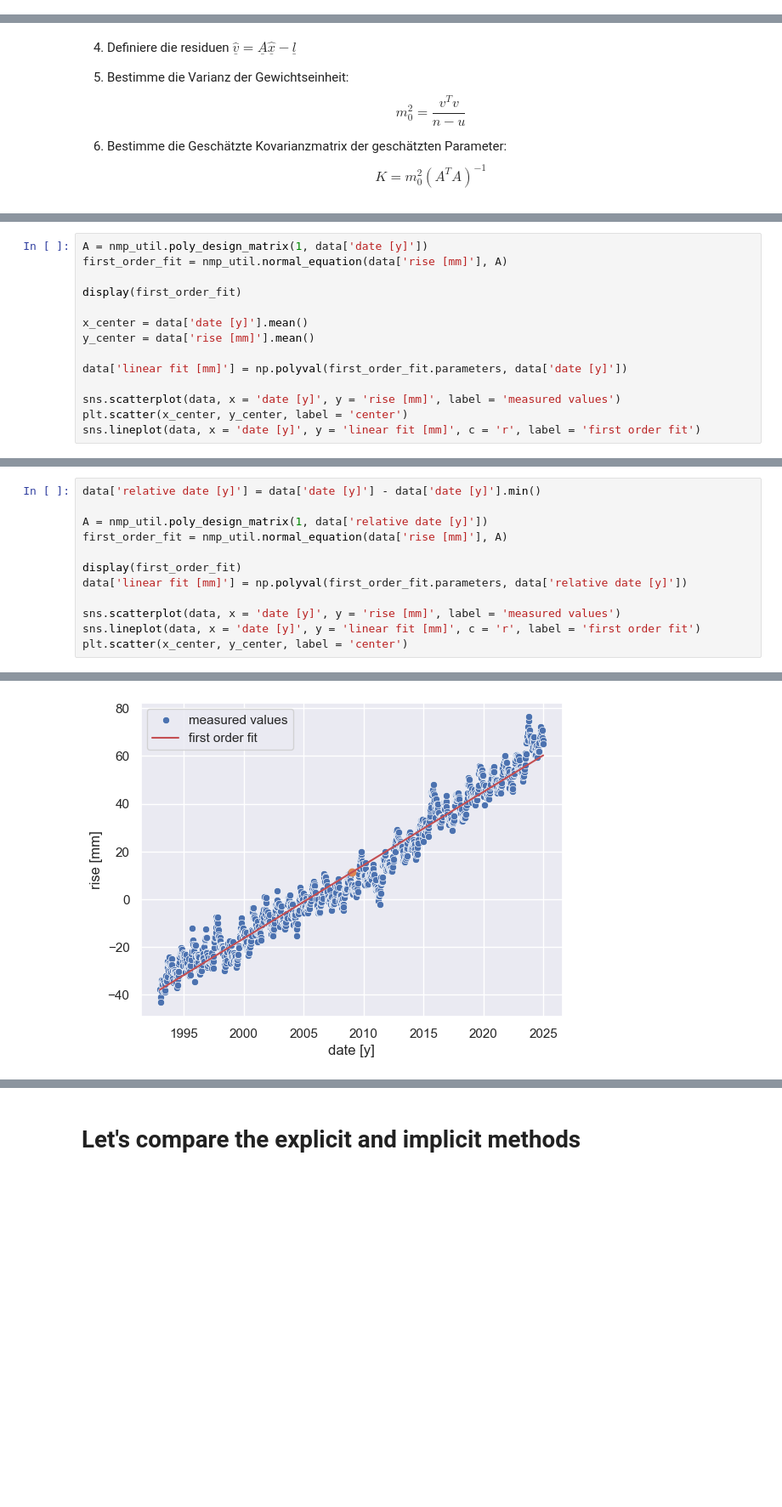
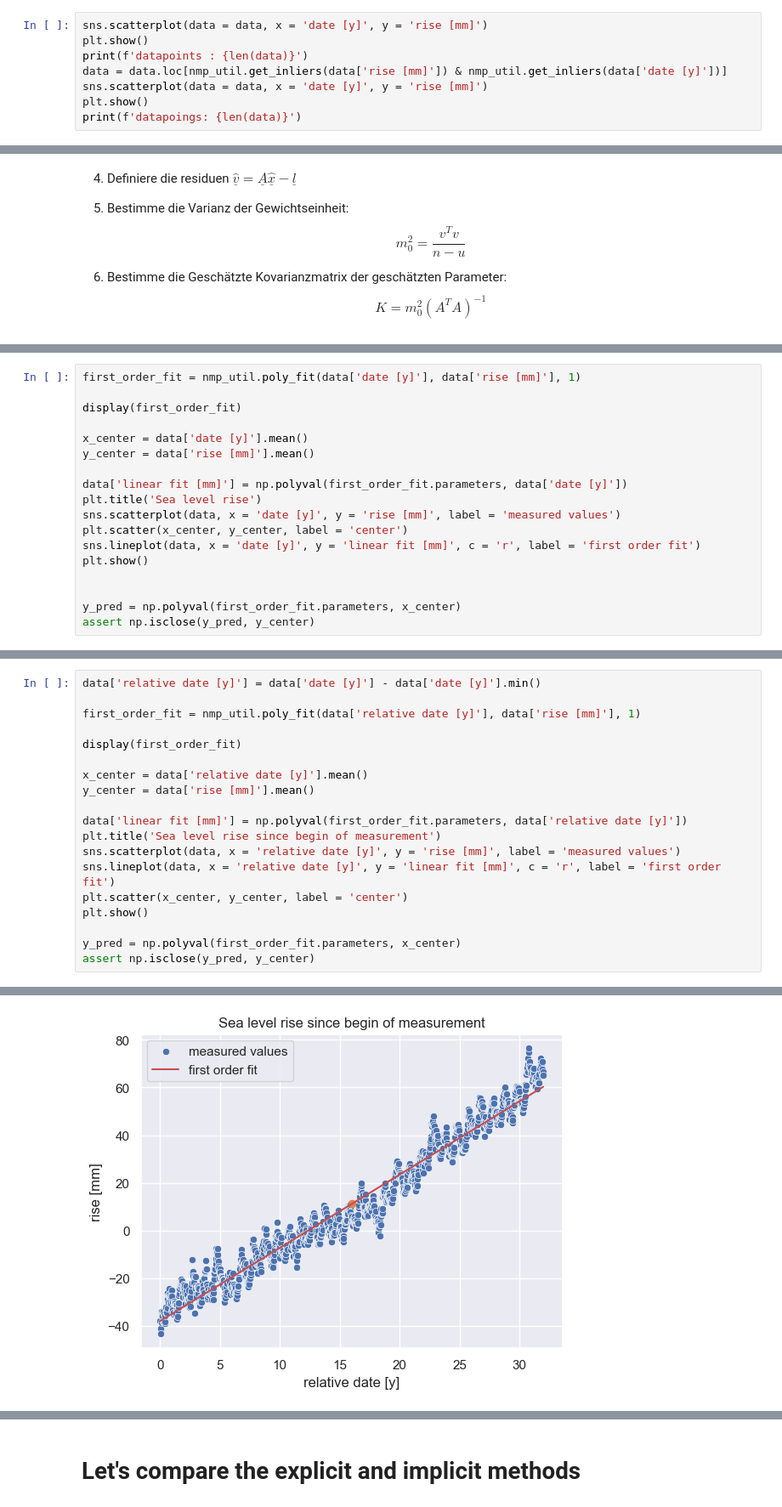
Before and after one commit to SecretGmG/nmp_exercises, a Jupyter notebook: ex_03/Sigrist_Serie_3.ipynb, the cells around one changed output, grey strips where cells are left out. Shown at 85% size. Saved outputs shown, nothing was run; the diff lists cells and outputs as text; blank space fills up the shorter version.

```diff
--- a/ex_03/Sigrist_Serie_3.ipynb
+++ b/ex_03/Sigrist_Serie_3.ipynb
@@ -31,0 +26,8 @@ plt.show()
+# %%
+sns.scatterplot(data = data, x = 'date [y]', y = 'rise [mm]')
+plt.show()
+print(f'datapoints : {len(data)}')
+data = data.loc[nmp_util.get_inliers(data['rise [mm]']) & nmp_util.get_inliers(data['date [y]'])]
+sns.scatterplot(data = data, x = 'date [y]', y = 'rise [mm]')
+plt.show()
+print(f'datapoings: {len(data)}')
@@ -132,6 +142,5 @@ standard deviation : 29.023724612643935
 # %%
-A = nmp_util.poly_design_matrix(1, data['date [y]'])
-first_order_fit = nmp_util.normal_equation(data['rise [mm]'], A)
+first_order_fit = nmp_util.poly_fit(data['date [y]'], data['rise [mm]'], 1)
 
 display(first_order_fit)
 
@@ -139,10 +148,15 @@ x_center = data['date [y]'].mean()
 y_center = data['rise [mm]'].mean()
 
 data['linear fit [mm]'] = np.polyval(first_order_fit.parameters, data['date [y]'])
-
+plt.title('Sea level rise')
 sns.scatterplot(data, x = 'date [y]', y = 'rise [mm]', label = 'measured values')
 plt.scatter(x_center, y_center, label = 'center')
 sns.lineplot(data, x = 'date [y]', y = 'linear fit [mm]', c = 'r', label = 'first order fit')
+plt.show()
+
+
+y_pred = np.polyval(first_order_fit.parameters, x_center)
+assert np.isclose(y_pred, y_center)
 # %% [output]
 LinearModelResult(parameters =
 [ 3.07378503e+00 -6.16410737e+03]
@@ -155,15 +168,22 @@ m_0_sr = 34.47255487445204)
 # %%
 data['relative date [y]'] = data['date [y]'] - data['date [y]'].min()
 
-A = nmp_util.poly_design_matrix(1, data['relative date [y]'])
-first_order_fit = nmp_util.normal_equation(data['rise [mm]'], A)
+first_order_fit = nmp_util.poly_fit(data['relative date [y]'], data['rise [mm]'], 1)
 
 display(first_order_fit)
+
+x_center = data['relative date [y]'].mean()
+y_center = data['rise [mm]'].mean()
+
 data['linear fit [mm]'] = np.polyval(first_order_fit.parameters, data['relative date [y]'])
+plt.title('Sea level rise since begin of measurement')
+sns.scatterplot(data, x = 'relative date [y]', y = 'rise [mm]', label = 'measured values')
+sns.lineplot(data, x = 'relative date [y]', y = 'linear fit [mm]', c = 'r', label = 'first order fit')
+plt.scatter(x_center, y_center, label = 'center')
+plt.show()
 
-sns.scatterplot(data, x = 'date [y]', y = 'rise [mm]', label = 'measured values')
-sns.lineplot(data, x = 'date [y]', y = 'linear fit [mm]', c = 'r', label = 'first order fit')
-plt.scatter(x_center, y_center, label = 'center')
+y_pred = np.polyval(first_order_fit.parameters, x_center)
+assert np.isclose(y_pred, y_center)
 # %% [output]
 LinearModelResult(parameters =
 [  3.07378503 -38.01837141]
@@ -175,2 +194,2 @@ m_0_sr = 34.47255487445203)
-[figure, old version]
+[figure, new version]
 # %%
```
Also changed, not shown: parts of 14 cells of this notebook, 2 other files.
